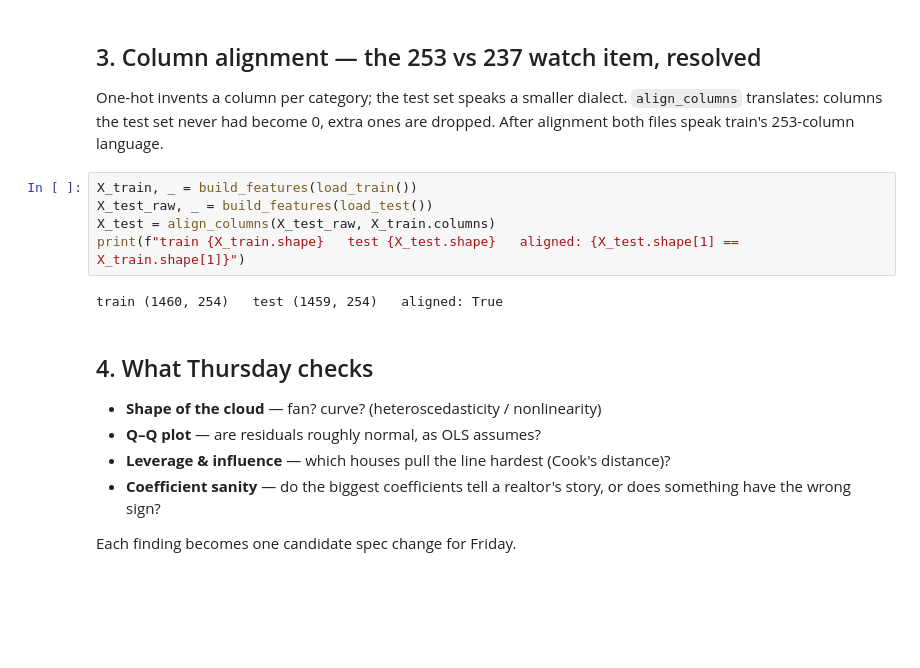
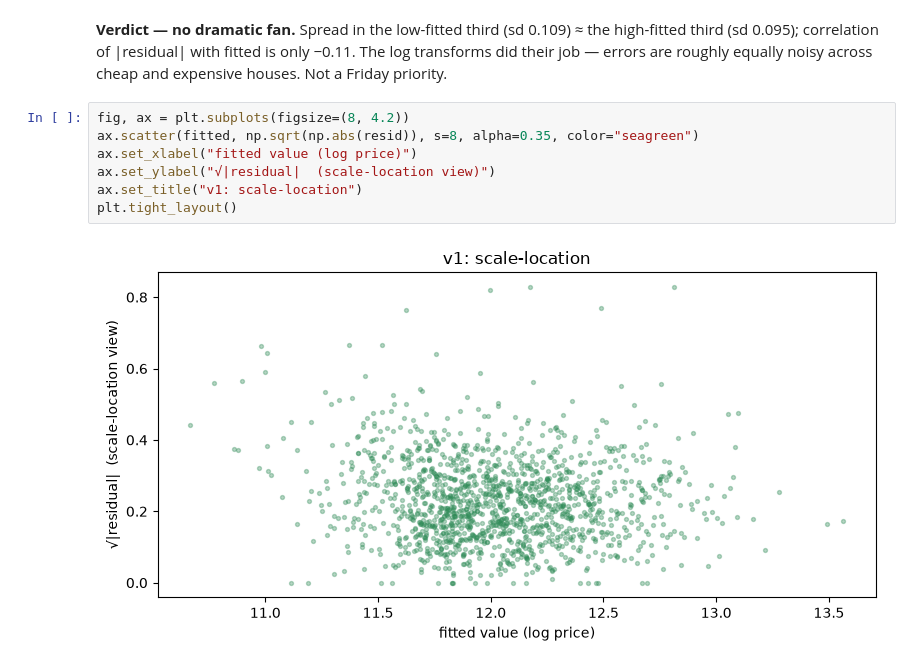
Before and after one commit to prachikeshavani/house-prices, a Jupyter notebook: notebooks/02_diagnostics.ipynb, the cells around one changed output. Drawn from its saved outputs; the diff is of its cells as text; blank space fills up the shorter version.

```diff
--- a/notebooks/02_diagnostics.ipynb
+++ b/notebooks/02_diagnostics.ipynb
@@ -78,23 +56,14 @@ train.loc[worst, ["Id", "Neighborhood", "OverallQual", "GrLivArea", "SalePrice"]
-# %% [markdown]
-## 3. Column alignment — the 253 vs 237 watch item, resolved
-
-One-hot invents a column per category; the test set speaks a smaller dialect.
-`align_columns` translates: columns the test set never had become 0, extra
-ones are dropped. After alignment both files speak train's 253-column language.
-# %%
-X_train, _ = build_features(load_train())
-X_test_raw, _ = build_features(load_test())
-X_test = align_columns(X_test_raw, X_train.columns)
-print(f"train {X_train.shape}   test {X_test.shape}   aligned: {X_test.shape[1] == X_train.shape[1]}")
-# %% [output]
-train (1460, 254)   test (1459, 254)   aligned: True
-# %% [markdown]
-## 4. What Thursday checks
-
-- **Shape of the cloud** — fan? curve? (heteroscedasticity / nonlinearity)
-- **Q–Q plot** — are residuals roughly normal, as OLS assumes?
-- **Leverage & influence** — which houses pull the line hardest (Cook's distance)?
-- **Coefficient sanity** — do the biggest coefficients tell a realtor's story,
-  or does something have the wrong sign?
-
-Each finding becomes one candidate spec change for Friday.
+# %% [markdown]
+**Verdict — no dramatic fan.** Spread in the low-fitted third (sd 0.109)
+≈ the high-fitted third (sd 0.095); correlation of |residual| with fitted is
+only −0.11. The log transforms did their job — errors are roughly equally
+noisy across cheap and expensive houses. Not a Friday priority.
+# %%
+fig, ax = plt.subplots(figsize=(8, 4.2))
+ax.scatter(fitted, np.sqrt(np.abs(resid)), s=8, alpha=0.35, color="seagreen")
+ax.set_xlabel("fitted value (log price)")
+ax.set_ylabel("√|residual|  (scale-location view)")
+ax.set_title("v1: scale-location")
+plt.tight_layout()
+# %% [output]
+[figure, added]
```
Also changed, not shown: parts of 21 cells of this notebook.
